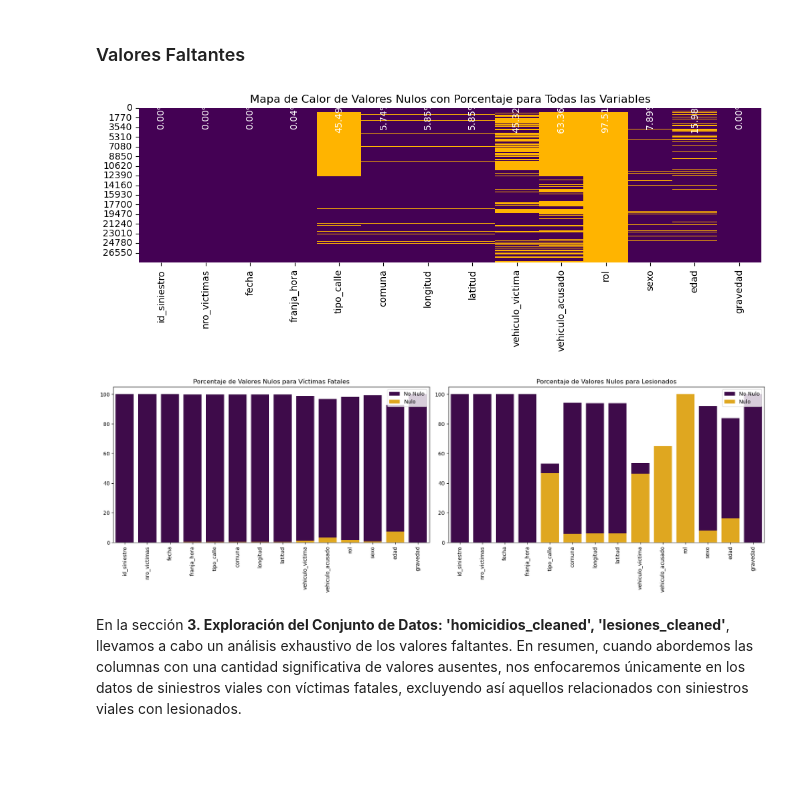
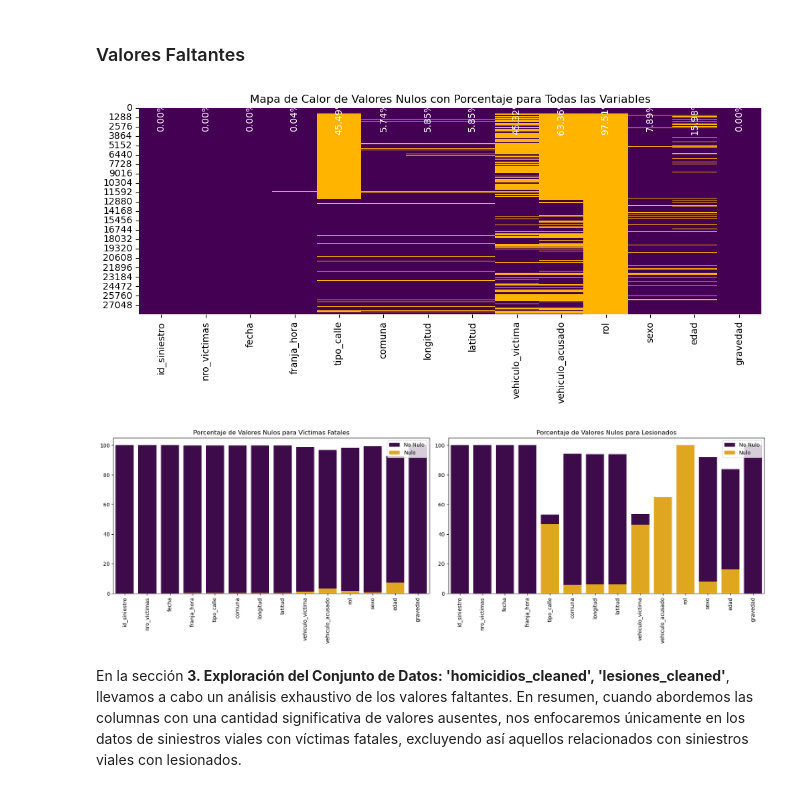
Before and after one commit to JohannaRangel/Proyecto_Individual_2_DA, a Jupyter notebook: Notebooks/EDA.ipynb, the cells around one changed output. Saved outputs shown, nothing was run; the diff lists cells and outputs as text; code cells hidden in the pictures; blank space fills up the shorter version.

```diff
--- a/Notebooks/EDA.ipynb
+++ b/Notebooks/EDA.ipynb
@@ -266,7 +263,7 @@ cmap_custom = sns.color_palette(['#440154', '#FFB400'])
 
 
 # Crear un mapa de calor (heatmap) de valores nulos con el porcentaje
-plt.figure(figsize=(12, 3))
+plt.figure(figsize=(12, 4))
 sns.heatmap(siniestros_df.isnull(), cbar=False, cmap=cmap_custom)
 
 # Agregar el texto con el porcentaje de nulos en cada columna
@@ -275,34 +272,34 @@ for col, porcentaje in porcentaje_nulos.items():
              va='center', ha='center', color='white')
 
 plt.title('Mapa de Calor de Valores Nulos con Porcentaje para Todas las Variables')
 plt.show()
 
 
 
 # Configurar subgráficos
 fig, axes = plt.subplots(1, 2, figsize=(18, 6))
 
 # Primer gráfico: Porcentaje de valores nulos para víctimas fatales
 sns.barplot(x=porcentaje_nulos_fatal.index, y=100 - porcentaje_nulos_fatal.values, color=cmap_custom[0], label='No Nulo', ax=axes[0])
 sns.barplot(x=porcentaje_nulos_fatal.index, y=porcentaje_nulos_fatal.values, color=cmap_custom[1], label='Nulo', ax=axes[0])
 axes[0].set_title('Porcentaje de Valores Nulos para Víctimas Fatales')
 axes[0].set_xticklabels(axes[0].get_xticklabels(), rotation=90)
 axes[0].legend()
 
 # Segundo gráfico: Porcentaje de valores nulos para lesionados
 sns.barplot(x=porcentaje_nulos_lesionados.index, y=100 - porcentaje_nulos_lesionados.values, color=cmap_custom[0], label='No Nulo', ax=axes[1])
 sns.barplot(x=porcentaje_nulos_lesionados.index, y=porcentaje_nulos_lesionados.values, color=cmap_custom[1], label='Nulo', ax=axes[1])
 axes[1].set_title('Porcentaje de Valores Nulos para Lesionados')
 axes[1].set_xticklabels(axes[1].get_xticklabels(), rotation=90)
 axes[1].legend()
 
 # Ajustar el espaciado entre subgráficos
 plt.tight_layout()
 
 # Mostrar la figura
 plt.show()
 # %% [output]
-[figure, old version]
+[figure, new version]
 [figure]
 # %% [markdown]
 En la sección **3. Exploración del Conjunto de Datos: 'homicidios_cleaned', 'lesiones_cleaned'**, llevamos a cabo un análisis exhaustivo de los valores faltantes. En resumen, cuando abordemos las columnas con una cantidad significativa de valores ausentes, nos enfocaremos únicamente en los datos de siniestros viales con víctimas fatales, excluyendo así aquellos relacionados con siniestros viales con lesionados.
```
Also changed, not shown: parts of 33 cells of this notebook.
